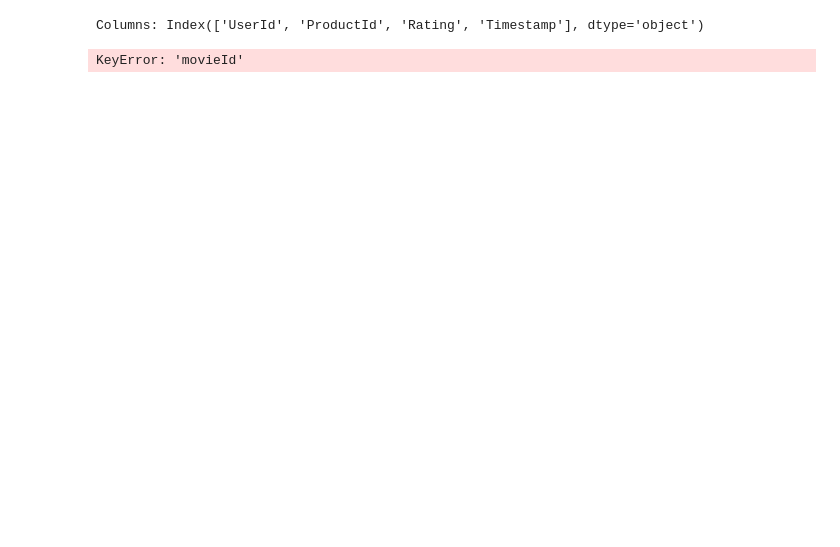
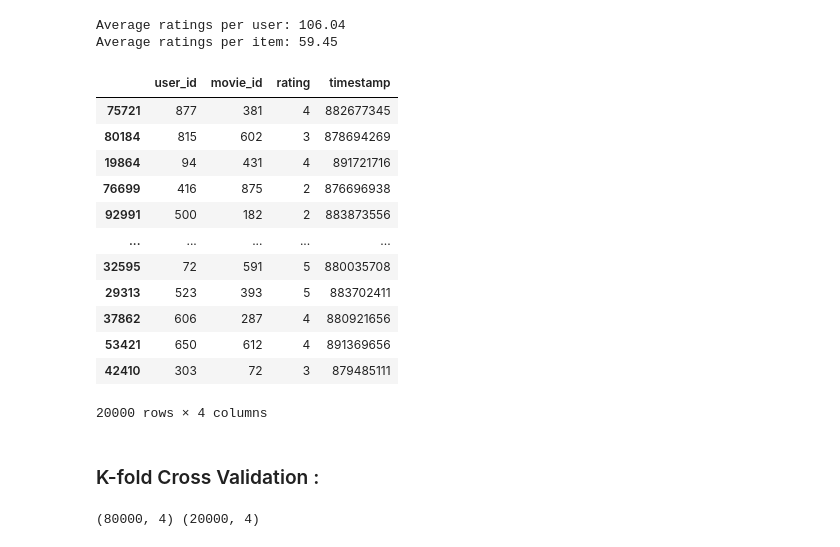
Before and after one commit to Wissemamr/Fundamentals_of_DS, a Jupyter notebook: TPs/TP4/exo2.ipynb, the cells around one changed output. Drawn from its saved outputs; the diff is of its cells as text; code cells hidden in the pictures; blank space fills up the shorter version.

```diff
--- a/TPs/TP4/exo2.ipynb
+++ b/TPs/TP4/exo2.ipynb
@@ -1,24 +75,4 @@
 # %%
-import pandas as pd
-
-# Load MovieLens 100k dataset
-movie_lens_data = pd.read_csv("ratings_Beauty.csv")
-
-# Enumerate columns
-print("Columns:", movie_lens_data.columns)
-
-# Number of users, items, ratings
-num_users = movie_lens_data["UserId"].nunique()
-num_items = movie_lens_data["movieId"].nunique()
-num_ratings = len(movie_lens_data)
-print(
-    f"Number of users: {num_users}, Number of items: {num_items}, Number of ratings: {num_ratings}"
-)
-
-# Number of ratings per user and item
-ratings_per_user = movie_lens_data.groupby("userId")["rating"].count()
-ratings_per_item = movie_lens_data.groupby("movieId")["rating"].count()
-
 # Average number of ratings per user and item
 avg_ratings_per_user = ratings_per_user.mean()
 avg_ratings_per_item = ratings_per_item.mean()
@@ -26,27 +80,52 @@ avg_ratings_per_item = ratings_per_item.mean()
 print(f"Average ratings per user: {avg_ratings_per_user:.2f}")
 print(f"Average ratings per item: {avg_ratings_per_item:.2f}")
 # %% [output]
-Columns: Index(['UserId', 'ProductId', 'Rating', 'Timestamp'], dtype='object')
+Average ratings per user: 106.04
+Average ratings per item: 59.45
-KeyError: 'movieId'
-# %%
-import numpy as np
-
-
-def RSelection(data, p):
-    return data.sample(frac=p, random_state=42)
-
-
-# Example usage
-subset = RSelection(movie_lens_data, 0.2)
+# %%
+import numpy as np
+
+# Create a random split method RSelection, in which every rating has an equal selection
+# probability. The method should have parameters such as data, and data portion p.
+def RSelection(data : pd.DataFrame, p : float) :
+    '''splits the df randomly and samples a subset of it of size p
+    Used df.sample (build-in in pandas
+    Return a random sample of items from an axis of object)
+    random_state is for reproducibility'''
+    return data.sample(frac=p, random_state=42)
+
+subset = RSelection(df, 0.2)
+subset
+# %% [output]
+|  | user_id | movie_id | rating | timestamp |
+| 75721 | 877 | 381 | 4 | 882677345 |
+| 80184 | 815 | 602 | 3 | 878694269 |
+| 19864 | 94 | 431 | 4 | 891721716 |
+| 76699 | 416 | 875 | 2 | 876696938 |
+| 92991 | 500 | 182 | 2 | 883873556 |
+| ... | ... | ... | ... | ... |
+| 32595 | 72 | 591 | 5 | 880035708 |
+| 29313 | 523 | 393 | 5 | 883702411 |
+| 37862 | 606 | 287 | 4 | 880921656 |
+| 53421 | 650 | 612 | 4 | 891369656 |
+| 42410 | 303 | 72 | 3 | 879485111 |
+20000 rows × 4 columns
+# %% [markdown]
+### K-fold Cross Validation :
 # %%
 from sklearn.model_selection import KFold
+# Provides train/test indices to split data in train/test sets. Split dataset into k consecutive folds
 
-k = 5  # Number of folds
+k = 5  # specify the number of folds in the k-fold cross-validation
 kf = KFold(n_splits=k, shuffle=True, random_state=42)
 
-for train_index, test_index in kf.split(movie_lens_data):
+for train_index, test_index in kf.split(df):
+    # Generate indices to split data into training and test set.
     train_data, test_data = (
-        movie_lens_data.iloc[train_index],
-        movie_lens_data.iloc[test_index],
+        df.iloc[train_index],
+        df.iloc[test_index],
     )
-    # Use train_data for training and test_data for testing
+
+print(train_data.shape, test_data.shape)
+# %% [output]
+(80000, 4) (20000, 4)
```
Also changed, not shown: parts of 11 cells of this notebook, 9 other files.
